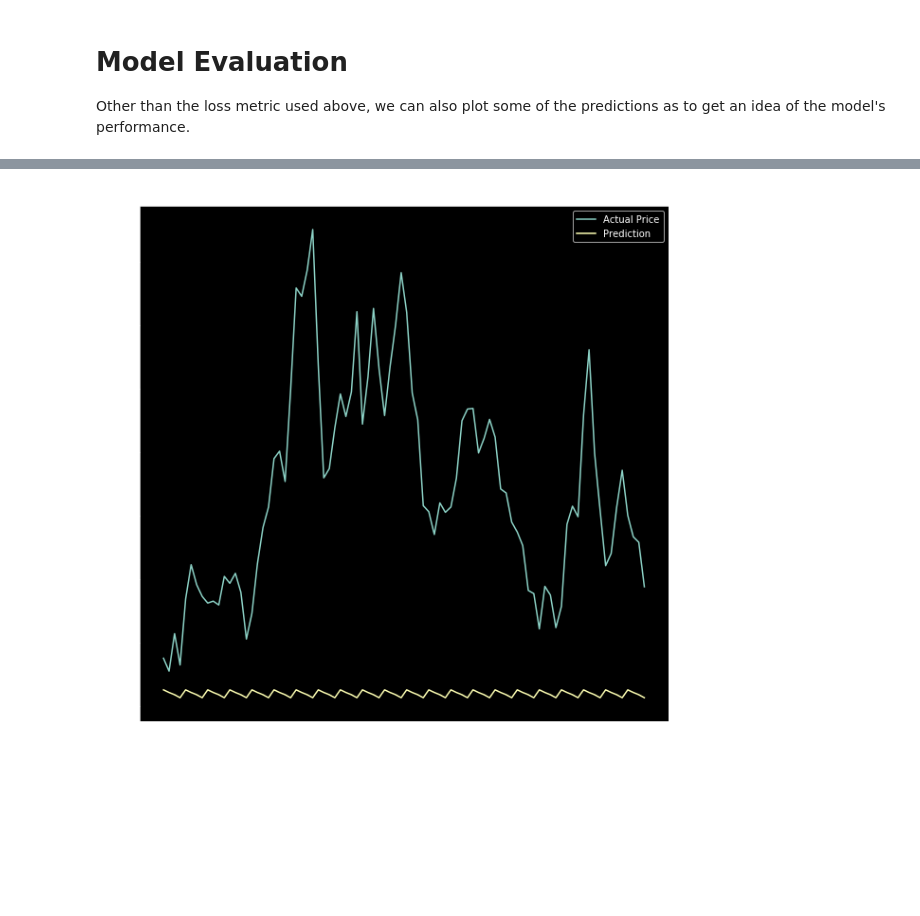
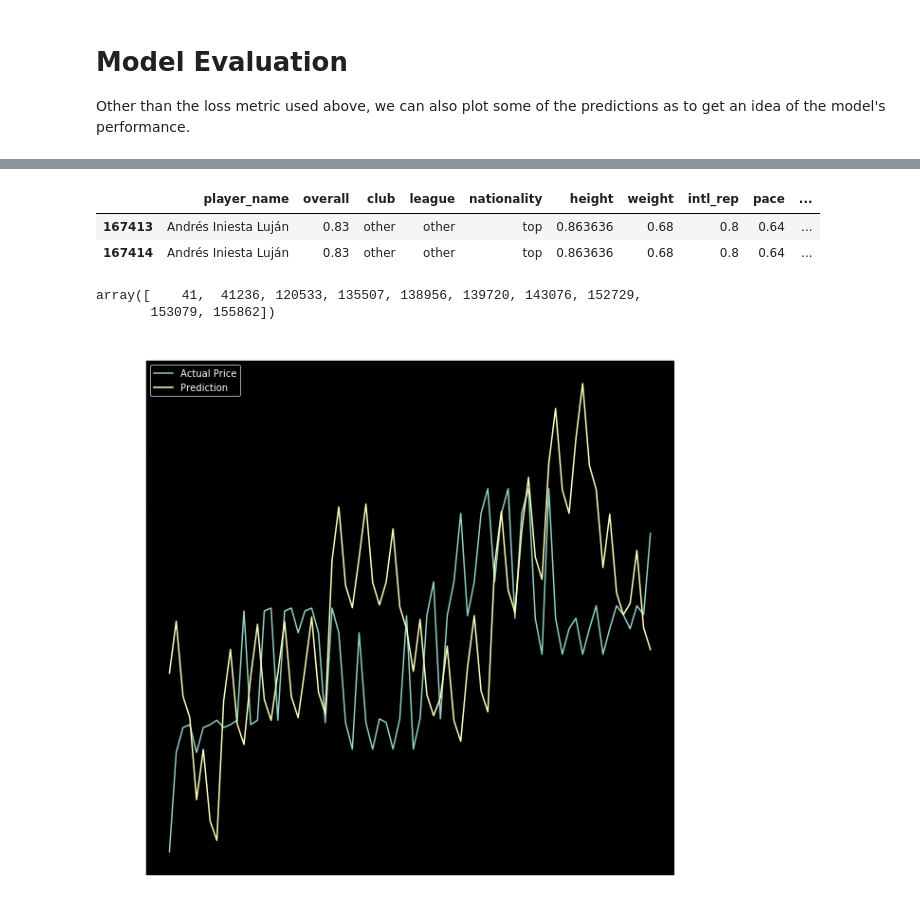
Before and after one commit to cvaf/fut, a Jupyter notebook: pricey/sophie.ipynb, the cells around one changed output, grey strips where cells are left out. Saved outputs shown, nothing was run; the diff lists cells and outputs as text; code cells hidden in the pictures; blank space fills up the shorter version.

```diff
--- a/pricey/sophie.ipynb
+++ b/pricey/sophie.ipynb
@@ -523,2 +269,0 @@ model.compile(optimizer=optimizer, loss='mse')
-# %%
-history = model.fit([train_attr, train_temp], train_targ, epochs=10)
@@ -570,0 +290,10 @@ Epoch 10/10
+# %%
+optimizer = Adam()
+model.compile(optimizer=optimizer, loss='mse')
+
+callbacks_list = [EarlyStopping(monitor='val_loss', patience=3)]
+
+history = model.fit([train_attr, train_temp], train_targ,
+                    validation_data=([val_attr, val_temp], val_targ),
+                    callbacks=callbacks_list,
+                    batch_size=32, epochs=10)
@@ -570,0 +318,6 @@ Epoch 10/10
+# %%
+fig, ax = plt.subplots(1,1, figsize=(8,8))
+ax.plot(history.history['loss'], label='loss')
+ax.plot(history.history['val_loss'], label='validation loss')
+ax.legend()
+plt.show()
@@ -615,27 +410,15 @@ plot_predictions(4500)
-# %%
-def plot_predictions_resource(i):
-    """
-    plot the predictions for resource i in the test set
-    """
-    # get the player's name
-    player_name = df_test[df_test.resource_id==i].player_name.values[0]
-    is_resource = test_res == i
-
-    i_preds = test_preds[is_resource]
-    i_target = test_targ[is_resource]
-
-    num_steps = test_targ[0].shape[0]
-    extract = [i*num_steps for i in range(100) if i*num_steps < i_target.shape[0]]
-    i_preds = np.concatenate(i_preds[extract])
-    i_target = np.concatenate(i_target[extract])
-    x = np.arange(len(i_preds))
-
-    fig, ax = plt.subplots(1,1, figsize=(10,10))
-    ax.plot(x, i_target, label='Actual Price')
-    ax.plot(x, i_preds, label='Prediction')
-    ax.set_title(player_name)
-    ax.legend()
+# %%
+df_test.head(2)
+# %% [output]
+|  | player_name | overall | club | league | nationality | height | weight | intl_rep | pace | ... |
+| 167413 | Andrés Iniesta Luján | 0.83 | other | other | top | 0.863636 | 0.68 | 0.8 | 0.64 | ... |
+| 167414 | Andrés Iniesta Luján | 0.83 | other | other | top | 0.863636 | 0.68 | 0.8 | 0.64 | ... |
+# %%
+df_test.resource_id.unique()[:10]
+# %% [output]
+array([    41,  41236, 120533, 135507, 138956, 139720, 143076, 152729,
+       153079, 155862])
 # %%
-plot_predictions_resource(41)
+plot_predictions_resource(155862)
 # %% [output]
-[figure, old version]
+[figure, new version]
```
Also changed, not shown: parts of 85 cells of this notebook, 1 other file.
